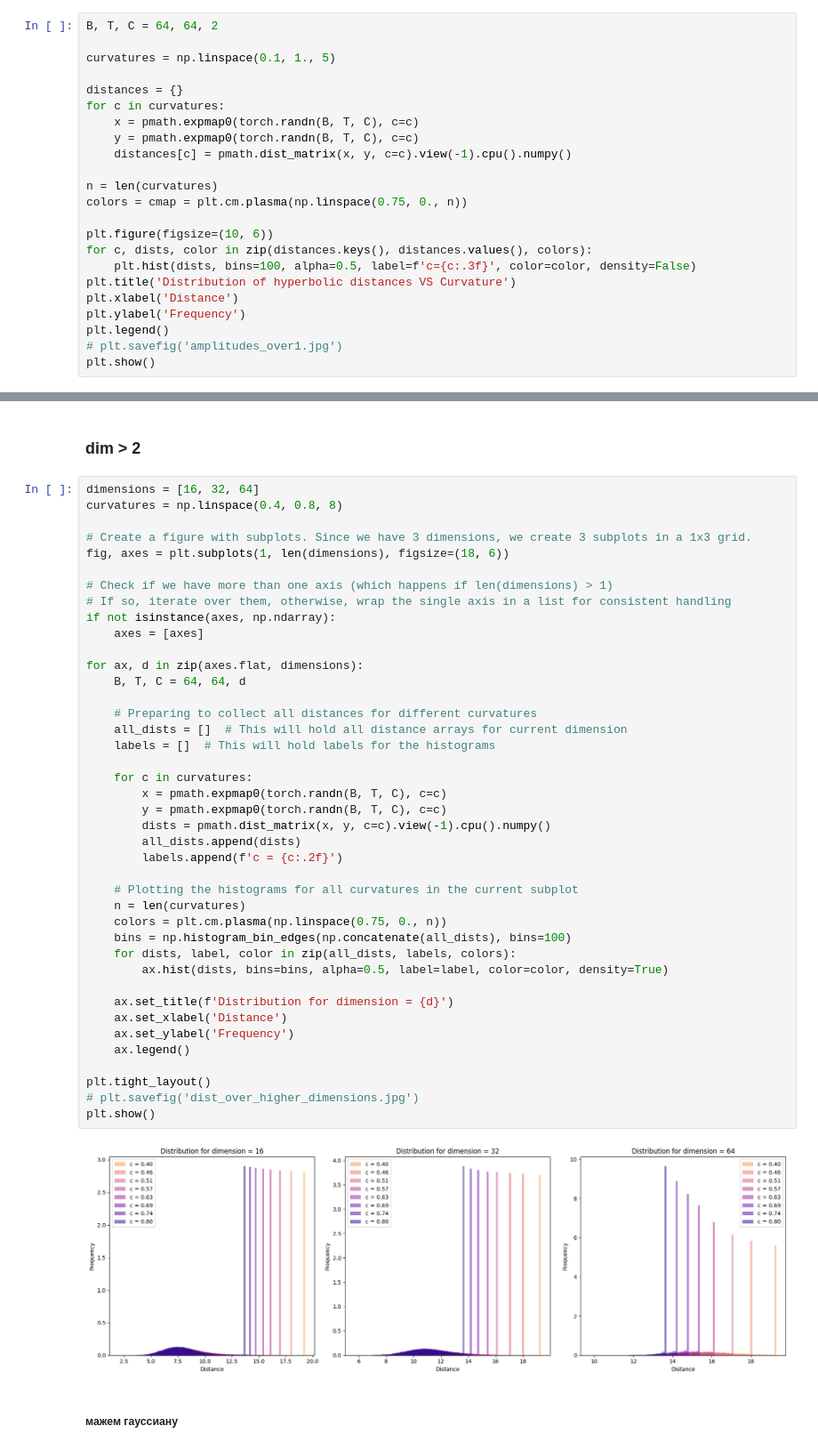
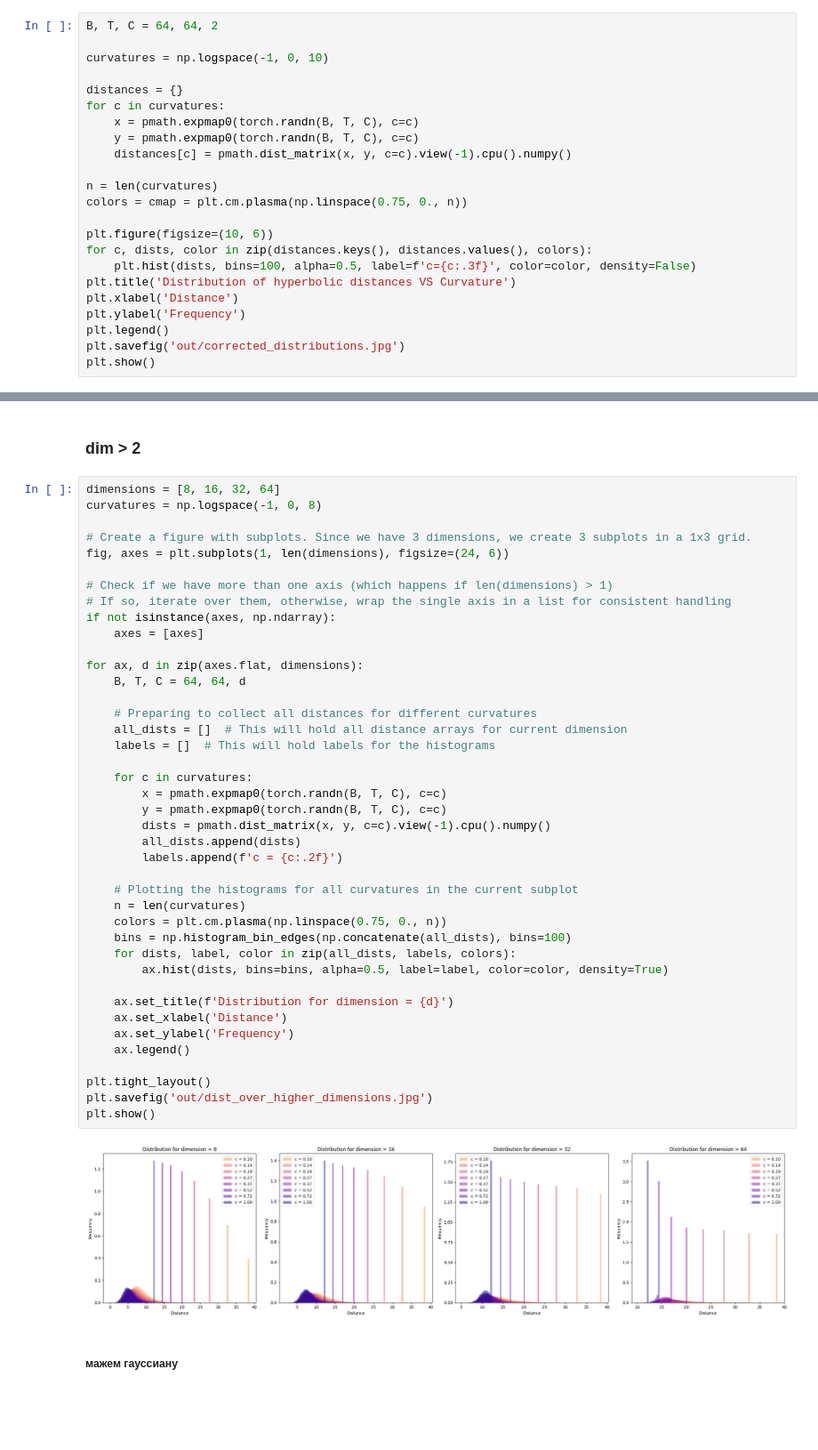
Before and after one commit to Alex2034/nanoGPT, a Jupyter notebook: Experiments.ipynb, the cells around one changed output, grey strips where cells are left out. Shown at 89% size. Drawn from its saved outputs; the diff is of its cells as text; blank space fills up the shorter version.

```diff
--- a/Experiments.ipynb
+++ b/Experiments.ipynb
@@ -76,7 +76,7 @@ plt.show()
 # %%
 B, T, C = 64, 64, 2
 
-curvatures = np.linspace(0.1, 1., 5)
+curvatures = np.logspace(-1, 0, 10)
 
 distances = {}
 for c in curvatures:
@@ -94,6 +94,6 @@ plt.title('Distribution of hyperbolic distances VS Curvature')
 plt.xlabel('Distance')
 plt.ylabel('Frequency')
 plt.legend()
-# plt.savefig('amplitudes_over1.jpg')
+plt.savefig('out/corrected_distributions.jpg')
 plt.show()
 # %% [output]
@@ -126,11 +126,11 @@ plt.show()
 # %% [markdown]
 ### dim > 2
 # %%
-dimensions = [16, 32, 64]
-curvatures = np.linspace(0.4, 0.8, 8)
+dimensions = [8, 16, 32, 64]
+curvatures = np.logspace(-1, 0, 8)
 
 # Create a figure with subplots. Since we have 3 dimensions, we create 3 subplots in a 1x3 grid.
-fig, axes = plt.subplots(1, len(dimensions), figsize=(18, 6))
+fig, axes = plt.subplots(1, len(dimensions), figsize=(24, 6))
 
 # Check if we have more than one axis (which happens if len(dimensions) > 1)
 # If so, iterate over them, otherwise, wrap the single axis in a list for consistent handling
@@ -139,35 +139,35 @@ if not isinstance(axes, np.ndarray):
 
 for ax, d in zip(axes.flat, dimensions):
     B, T, C = 64, 64, d
 
     # Preparing to collect all distances for different curvatures
     all_dists = []  # This will hold all distance arrays for current dimension
     labels = []  # This will hold labels for the histograms
 
     for c in curvatures:
         x = pmath.expmap0(torch.randn(B, T, C), c=c)
         y = pmath.expmap0(torch.randn(B, T, C), c=c)
         dists = pmath.dist_matrix(x, y, c=c).view(-1).cpu().numpy()
         all_dists.append(dists)
         labels.append(f'c = {c:.2f}')
 
     # Plotting the histograms for all curvatures in the current subplot
     n = len(curvatures)
     colors = plt.cm.plasma(np.linspace(0.75, 0., n))
     bins = np.histogram_bin_edges(np.concatenate(all_dists), bins=100)
     for dists, label, color in zip(all_dists, labels, colors):
         ax.hist(dists, bins=bins, alpha=0.5, label=label, color=color, density=True)
 
     ax.set_title(f'Distribution for dimension = {d}')
     ax.set_xlabel('Distance')
     ax.set_ylabel('Frequency')
     ax.legend()
 
 plt.tight_layout()
-# plt.savefig('dist_over_higher_dimensions.jpg')
+plt.savefig('out/dist_over_higher_dimensions.jpg')
 plt.show()
 # %% [output]
-[figure, old version]
+[figure, new version]
 # %% [markdown]
 ##### мажем гауссиану
 # %%
```
Also changed, not shown: parts of 1 cell of this notebook, 3 other files.
